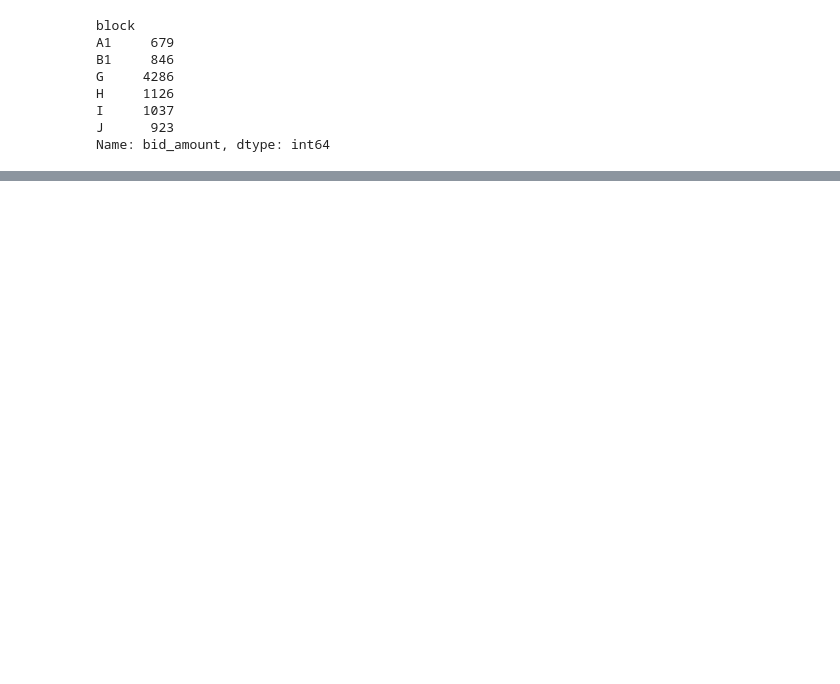
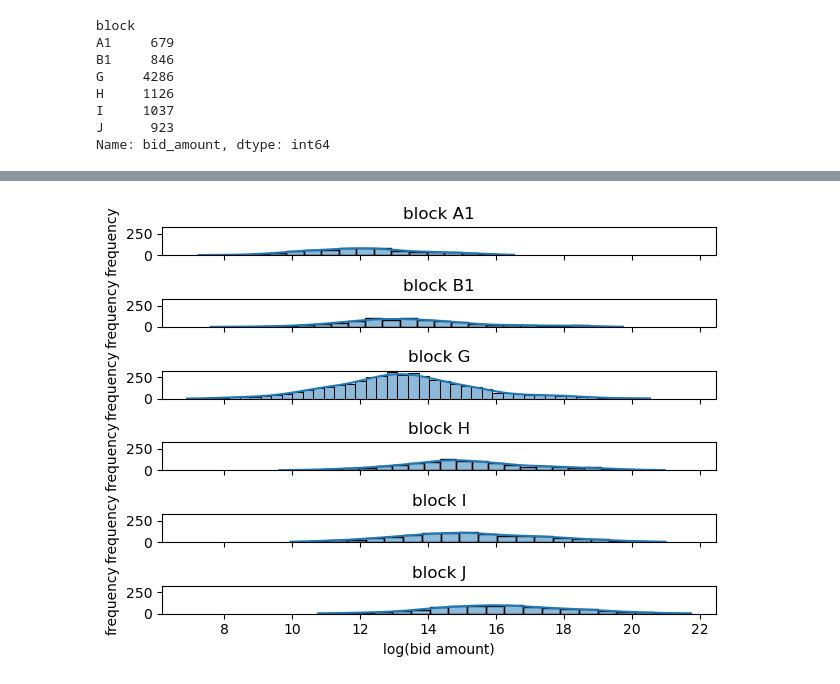
Before and after one commit to yingqi-gao/MAPP, a Jupyter notebook: real.ipynb, the cells around one changed output, grey strips where cells are left out. Cells and saved outputs as stored; diff of their text form; code cells hidden in the pictures; blank space fills up the shorter version.

```diff
--- a/real.ipynb
+++ b/real.ipynb
@@ -136,0 +92,19 @@ for i in range(len(test_data)):
+# %%
+clean_df["log_bid"] = clean_df["bid_amount"].transform(np.log)
+log_data = clean_df[["block", "bidder_name", "log_bid"]].groupby("block")
+# %%
+# Set up subplots
+fig, axes = plt.subplots(6, 1, sharex=True, sharey=True)
+
+# Plot each group in a separate subplot
+for (block, group), ax in zip(log_data, axes):
+    sns.histplot(group["log_bid"], kde=True, ax=ax)
+    ax.set_title(f"block {block}")
+    ax.set_xlabel("log(bid amount)")
+    ax.set_ylabel("frequency")
+
+# Adjust layout for a clean look
+plt.tight_layout()
+plt.show()
+# %% [output]
+[figure, added]
```
Also changed, not shown: parts of 32 cells of this notebook, 4 other files.
